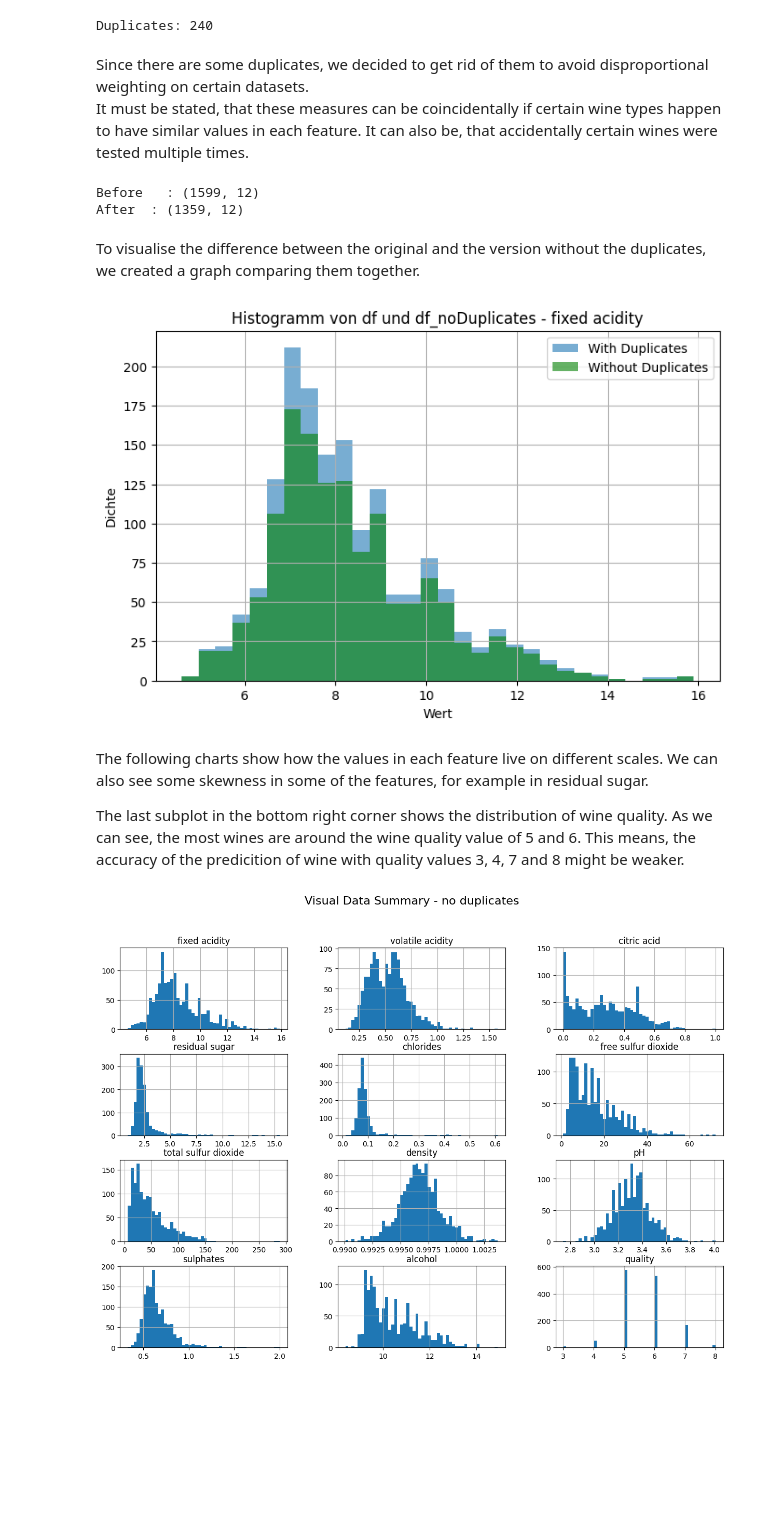
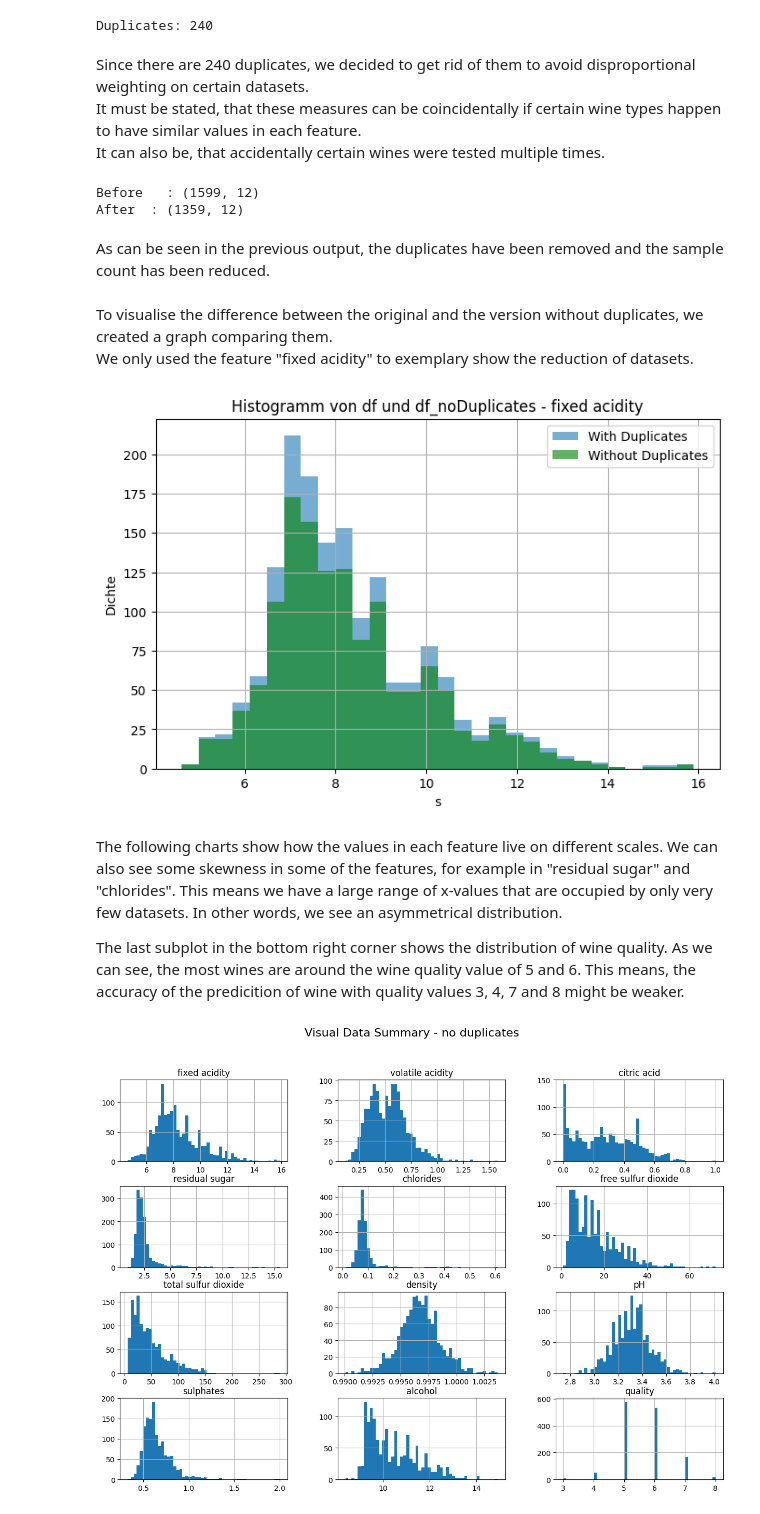
Before and after one commit to McRicecorn/NeuronaleNetze_WineQuality, a Jupyter notebook: Project1_Wine.ipynb, the cells around one changed output. Saved outputs shown, nothing was run; the diff lists cells and outputs as text; code cells hidden in the pictures; blank space fills up the shorter version.

```diff
--- a/Project1_Wine.ipynb
+++ b/Project1_Wine.ipynb
@@ -130,8 +140,9 @@ print("Duplicates:", dups)
 # %% [output]
 Duplicates: 240
 # %% [markdown]
-Since there are some duplicates, we decided to get rid of them to avoid disproportional weighting on certain datasets.
-It must be stated, that these measures can be coincidentally if certain wine types happen to have similar values in each feature. It can also be, that accidentally certain wines were tested multiple times.
+Since there are 240 duplicates, we decided to get rid of them to avoid disproportional weighting on certain datasets.
+It must be stated, that these measures can be coincidentally if certain wine types happen to have similar values in each feature.
+It can also be, that accidentally certain wines were tested multiple times.
 # %%
 print("Before   :", df_original.shape)
 df_noDuplicates = df_original.drop_duplicates()
@@ -139,27 +150,30 @@ print("After  :", df_noDuplicates.shape)
 # %% [output]
 Before   : (1599, 12)
 After  : (1359, 12)
+# %% [markdown]
+As can be seen in the previous output, the duplicates have been removed and the sample count has been reduced.
 # %% [markdown]
-To visualise the difference between the original and the version without the duplicates, we created a graph comparing them together.
+To visualise the difference between the original and the version without duplicates, we created a graph comparing them.
+We only used the feature "fixed acidity" to exemplary show the reduction of datasets.
 # %%
 plt.figure(figsize=(8, 5))
 
 # Beide Histogramme im gleichen Plot darstellen
 plt.hist(df_original['fixed acidity'], bins=30, alpha=0.6, label ='With Duplicates')
 plt.hist(df_noDuplicates['fixed acidity'], bins=30, alpha=0.6, color='green', label ='Without Duplicates')
 
 # Achsenbeschriftung und Legende
-plt.xlabel('Wert')
+plt.xlabel('s')
 plt.ylabel('Dichte')
 plt.title('Histogramm von df und df_noDuplicates - fixed acidity')
 plt.legend()
 plt.grid(True)
 
 plt.show()
 # %% [output]
-[figure, old version]
+[figure, new version]
 # %% [markdown]
-The following charts show how the values in each feature live on different scales. We can also see some skewness in some of the features, for example in residual sugar.
+The following charts show how the values in each feature live on different scales. We can also see some skewness in some of the features, for example in "residual sugar" and "chlorides". This means we have a large range of x-values that are occupied by only very few datasets. In other words, we see an asymmetrical distribution.
 
 The last subplot in the bottom right corner shows the distribution of wine quality. As we can see, the most wines are around the wine quality value of 5 and 6.
 This means, the accuracy of the predicition of wine with quality values 3, 4, 7 and 8 might be weaker.
```
Also changed, not shown: parts of 58 cells of this notebook.
